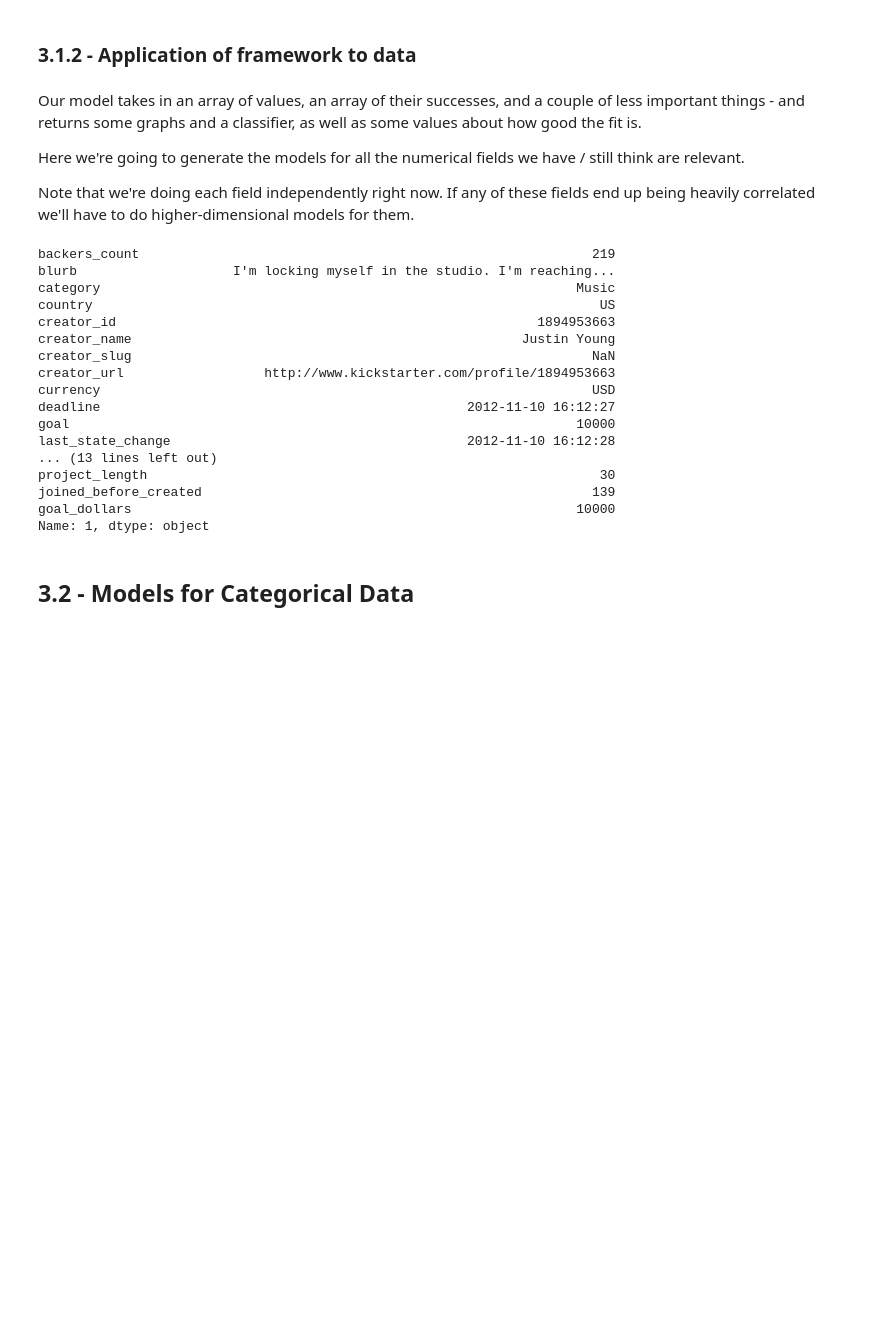
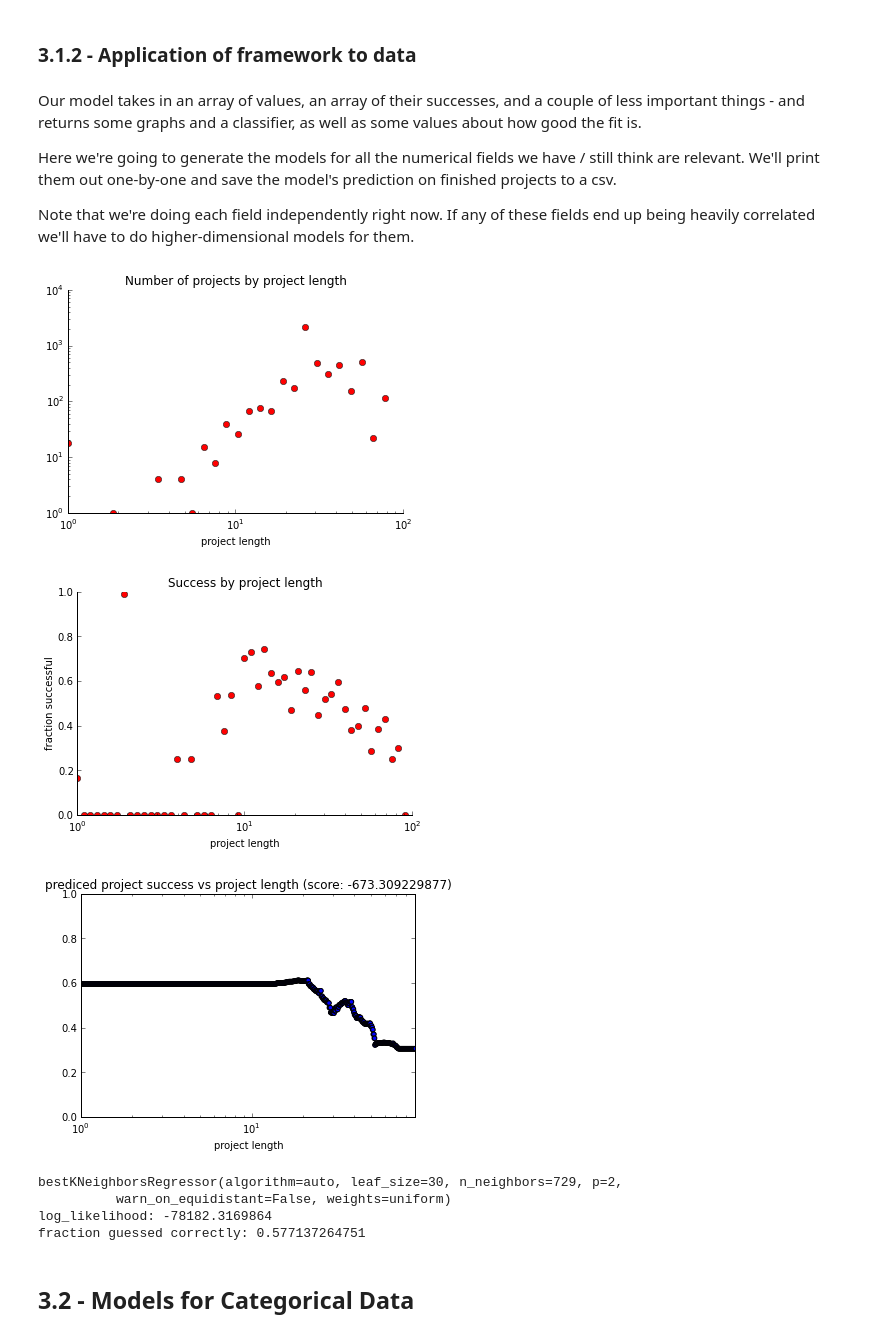
Before and after one commit to johnsturm/cs109, a Jupyter notebook: Process Book.ipynb, the cells around one changed output. Drawn from its saved outputs; the diff is of its cells as text; code cells hidden in the pictures; blank space fills up the shorter version.

Commit message:
merged numerical and categorical models code

```diff
--- a/Process Book.ipynb
+++ b/Process Book.ipynb
@@ -2577,7 +2597,7 @@ KNeighborsRegressor(algorithm='auto', leaf_size=30, n_neighbors=243, p=2,
 # %% [markdown]
 Our model takes in an array of values, an array of their successes, and a couple of less important things - and returns some graphs and a classifier, as well as some values about how good the fit is.
 
-Here we're going to generate the models for all the numerical fields we have / still think are relevant.
+Here we're going to generate the models for all the numerical fields we have / still think are relevant. We'll print them out one-by-one and save the model's prediction on finished projects to a csv.
 
 Note that we're doing each field independently right now. If any of these fields end up being heavily correlated we'll have to do higher-dimensional models for them.
 # %%
@@ -2585,22 +2605,3 @@ all_projects = pd.read_csv('final_project_data.csv', index_col=0)
 all_projects = all_projects[all_projects['state'] != 'live']
 all_projects = all_projects[all_projects['state'] != 'cancelled']
 all_projects.index = range(len(all_projects))
-all_projects.iloc[1,:]
-# %% [output]
-backers_count                                                          219
-blurb                    I'm locking myself in the studio. I'm reaching...
-category                                                             Music
-country                                                                 US
-creator_id                                                      1894953663
-creator_name                                                  Justin Young
-creator_slug                                                           NaN
-creator_url                  http://www.kickstarter.com/profile/1894953663
-currency                                                               USD
-deadline                                               2012-11-10 16:12:27
-goal                                                                 10000
-last_state_change                                      2012-11-10 16:12:28
-... (13 lines left out)
-project_length                                                          30
-joined_before_created                                                  139
-goal_dollars                                                         10000
-Name: 1, dtype: object
@@ -2615,4 +2618,24 @@ numerical_fields = [
                     {'name': 'percent caps in title', 'values': [np.mean([x.isupper() for x in str(text)]) for text in all_projects['project_name']], 'successes': (all_projects['state'] == 'successful')},
                     {'name': 'percent caps in blurb', 'values': [np.mean([x.isupper() for x in str(text)]) for text in all_projects['blurb']], 'successes': (all_projects['state'] == 'successful')},
                     ]
+# %%
+numerical_classifiers = {}
+classifier_predictions = {}
+
+num_prediction, numerical_classifiers['project_length'] = numerical_model(
+                                                          numerical_fields[0]['values'],
+                                                          numerical_fields[0]['successes'],
+                                                          numerical_fields[0]['name'],
+                                                          log_likelihood, 5000, log_x = True, distr_log_y = True)
+
+probs_df['project_length'] = num_prediction
+probs_df = probs_df.drop('blank', 1)
+# %% [output]
+[figure, added]
+[figure, added]
+[figure, added]
+bestKNeighborsRegressor(algorithm=auto, leaf_size=30, n_neighbors=729, p=2,
+          warn_on_equidistant=False, weights=uniform)
+log_likelihood: -78182.3169864
+fraction guessed correctly: 0.577137264751
 # %%
```
Also changed, not shown: parts of 13 cells of this notebook.
